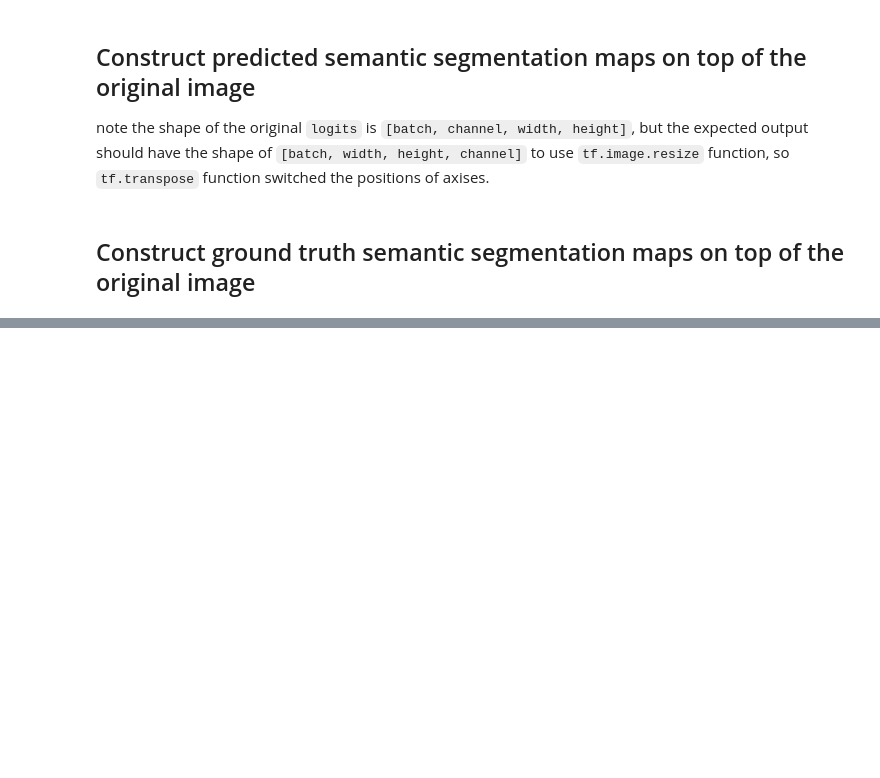
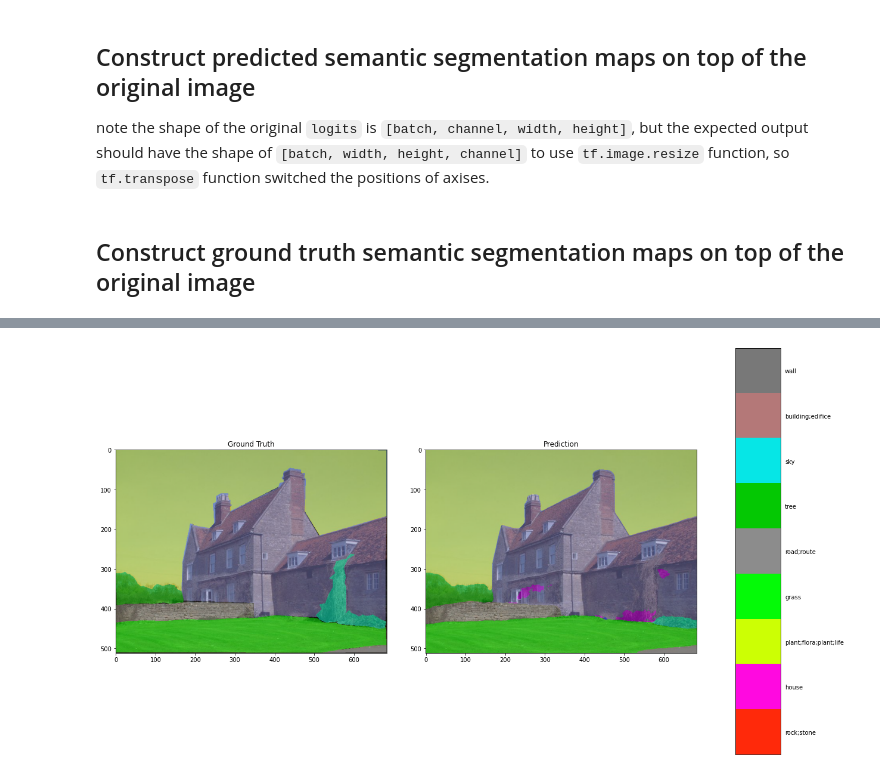
Before and after one commit to deep-diver/segformer-tf-transformers, a Jupyter notebook: notebooks/TFSegFormer_Inference.ipynb, the cells around one changed output, grey strips where cells are left out. Cells and saved outputs as stored; diff of their text form; code cells hidden in the pictures; blank space fills up the shorter version.

Commit message:
refactor: segmentation predictions visualization. (#4)

```diff
--- a/notebooks/TFSegFormer_Inference.ipynb
+++ b/notebooks/TFSegFormer_Inference.ipynb
@@ -305,0 +296,6 @@ plt.show()
+# %%
+ade20k_labels_info = pd.read_csv(
+    "https://raw.githubusercontent.com/CSAILVision/sceneparsing/master/objectInfo150.csv"
+)
+labels_list = list(ade20k_labels_info["Name"])
+ade20k_labels_info.head()
@@ -305,0 +334,29 @@ plt.show()
+# %%
+fig = plt.figure(figsize=(20, 15))
+
+grid_spec = gridspec.GridSpec(1, 3, width_ratios=[6, 6, 1])
+
+plt.subplot(grid_spec[0])
+plt.imshow(gtruth_img)
+plt.title("Ground Truth")
+
+plt.subplot(grid_spec[1])
+plt.imshow(pred_img)
+plt.title("Prediction")
+
+
+LABEL_NAMES = np.asarray(labels_list)
+FULL_LABEL_MAP = np.arange(len(LABEL_NAMES)).reshape(len(LABEL_NAMES), 1)
+FULL_COLOR_MAP = label_to_color_image(FULL_LABEL_MAP)
+
+unique_labels = np.unique(seg.numpy().astype("uint8"))
+ax = plt.subplot(grid_spec[2])
+plt.imshow(FULL_COLOR_MAP[unique_labels].astype(np.uint8), interpolation="nearest")
+ax.yaxis.tick_right()
+plt.yticks(range(len(unique_labels)), LABEL_NAMES[unique_labels])
+plt.xticks([], [])
+ax.tick_params(width=0.0)
+
+plt.show()
+# %% [output]
+[figure, added]
```
Also changed, not shown: parts of 7 cells of this notebook.
